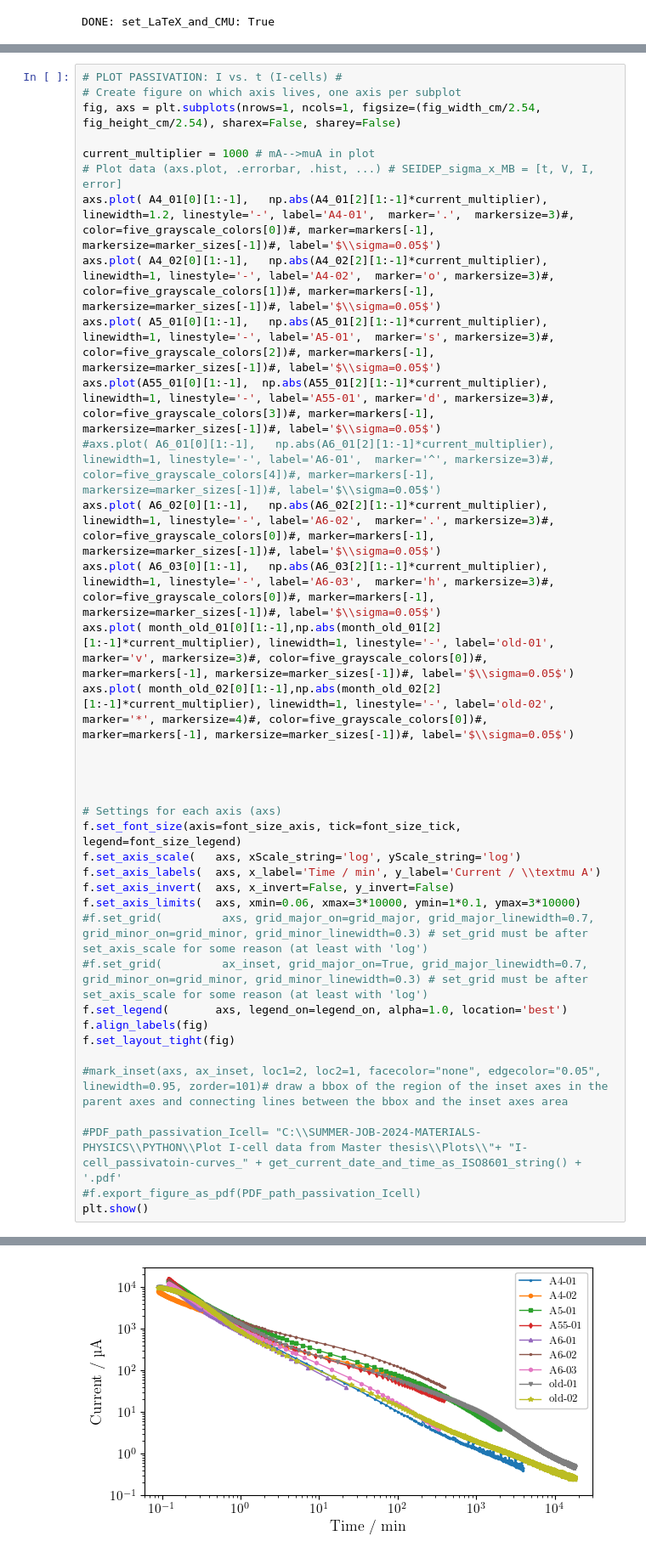
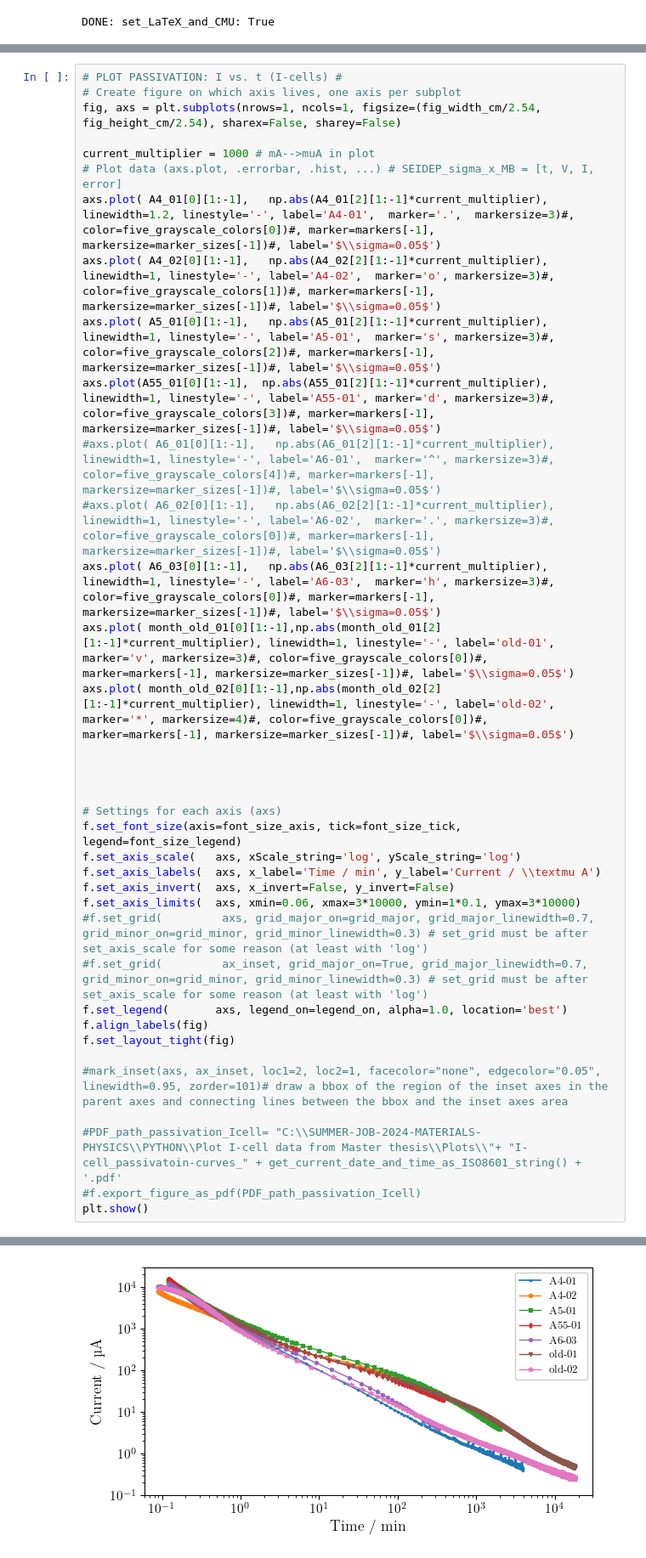
Before and after one commit to GottfridOlsson/SUMMER-JOB-2024-MATERIALS-PHYSICS, a Jupyter notebook: PYTHON/Plot I-cell data from Master thesis/passivation_I-cell_plots.ipynb, the cells around one changed output, grey strips where cells are left out. Shown: that part at 85% size. Cells and saved outputs as stored; diff of their text form.

```diff
--- a/PYTHON/Plot I-cell data from Master thesis/passivation_I-cell_plots.ipynb
+++ b/PYTHON/Plot I-cell data from Master thesis/passivation_I-cell_plots.ipynb
@@ -144,38 +144,38 @@ axs.plot( A4_02[0][1:-1],   np.abs(A4_02[2][1:-1]*current_multiplier), linewidth
 axs.plot( A5_01[0][1:-1],   np.abs(A5_01[2][1:-1]*current_multiplier), linewidth=1, linestyle='-', label='A5-01',  marker='s', markersize=3)#, color=five_grayscale_colors[2])#, marker=markers[-1], markersize=marker_sizes[-1])#, label='$\\sigma=0.05$')
 axs.plot(A55_01[0][1:-1],  np.abs(A55_01[2][1:-1]*current_multiplier), linewidth=1, linestyle='-', label='A55-01', marker='d', markersize=3)#, color=five_grayscale_colors[3])#, marker=markers[-1], markersize=marker_sizes[-1])#, label='$\\sigma=0.05$')
 #axs.plot( A6_01[0][1:-1],   np.abs(A6_01[2][1:-1]*current_multiplier), linewidth=1, linestyle='-', label='A6-01',  marker='^', markersize=3)#, color=five_grayscale_colors[4])#, marker=markers[-1], markersize=marker_sizes[-1])#, label='$\\sigma=0.05$')
-axs.plot( A6_02[0][1:-1],   np.abs(A6_02[2][1:-1]*current_multiplier), linewidth=1, linestyle='-', label='A6-02',  marker='.', markersize=3)#, color=five_grayscale_colors[0])#, marker=markers[-1], markersize=marker_sizes[-1])#, label='$\\sigma=0.05$')
+#axs.plot( A6_02[0][1:-1],   np.abs(A6_02[2][1:-1]*current_multiplier), linewidth=1, linestyle='-', label='A6-02',  marker='.', markersize=3)#, color=five_grayscale_colors[0])#, marker=markers[-1], markersize=marker_sizes[-1])#, label='$\\sigma=0.05$')
 axs.plot( A6_03[0][1:-1],   np.abs(A6_03[2][1:-1]*current_multiplier), linewidth=1, linestyle='-', label='A6-03',  marker='h', markersize=3)#, color=five_grayscale_colors[0])#, marker=markers[-1], markersize=marker_sizes[-1])#, label='$\\sigma=0.05$')
 axs.plot( month_old_01[0][1:-1],np.abs(month_old_01[2][1:-1]*current_multiplier), linewidth=1, linestyle='-', label='old-01',  marker='v', markersize=3)#, color=five_grayscale_colors[0])#, marker=markers[-1], markersize=marker_sizes[-1])#, label='$\\sigma=0.05$')
 axs.plot( month_old_02[0][1:-1],np.abs(month_old_02[2][1:-1]*current_multiplier), linewidth=1, linestyle='-', label='old-02',  marker='*', markersize=4)#, color=five_grayscale_colors[0])#, marker=markers[-1], markersize=marker_sizes[-1])#, label='$\\sigma=0.05$')
 
 
 
 
 # Settings for each axis (axs)
 f.set_font_size(axis=font_size_axis, tick=font_size_tick, legend=font_size_legend)
 f.set_axis_scale(   axs, xScale_string='log', yScale_string='log')
 f.set_axis_labels(  axs, x_label='Time / min', y_label='Current / \\textmu A')
 f.set_axis_invert(  axs, x_invert=False, y_invert=False)
 f.set_axis_limits(  axs, xmin=0.06, xmax=3*10000, ymin=1*0.1, ymax=3*10000)
 #f.set_grid(         axs, grid_major_on=grid_major, grid_major_linewidth=0.7, grid_minor_on=grid_minor, grid_minor_linewidth=0.3) # set_grid must be after set_axis_scale for some reason (at least with 'log')
 #f.set_grid(         ax_inset, grid_major_on=True, grid_major_linewidth=0.7, grid_minor_on=grid_minor, grid_minor_linewidth=0.3) # set_grid must be after set_axis_scale for some reason (at least with 'log')
 f.set_legend(       axs, legend_on=legend_on, alpha=1.0, location='best')
 f.align_labels(fig)
 f.set_layout_tight(fig)
 
 #mark_inset(axs, ax_inset, loc1=2, loc2=1, facecolor="none", edgecolor="0.05", linewidth=0.95, zorder=101)# draw a bbox of the region of the inset axes in the parent axes and connecting lines between the bbox and the inset axes area
 
 #PDF_path_passivation_Icell= "C:\\SUMMER-JOB-2024-MATERIALS-PHYSICS\\PYTHON\\Plot I-cell data from Master thesis\\Plots\\"+ "I-cell_passivatoin-curves_" + get_current_date_and_time_as_ISO8601_string() + '.pdf'
 #f.export_figure_as_pdf(PDF_path_passivation_Icell)
 plt.show()
 # %% [output]
 DONE: set_font_size: (axis, tick, legend): 13, 11, 9
 DONE: set_axis_scale: X: log, Y: log on axs: None
 DONE: set_axis_labels: on axs: None
 DONE: set_axis_invert: x: False, y: False on axs: None
 DONE: set_axis_limits: x=(0.06, 30000) and y=(0.1, 30000) on axs: None
 DONE: set_legend: (on, alpha, location): True, 1.0, best, on axs: None
 DONE: align_labels
 DONE: set_layout_tight
-[figure, old version]
+[figure, new version]
```
